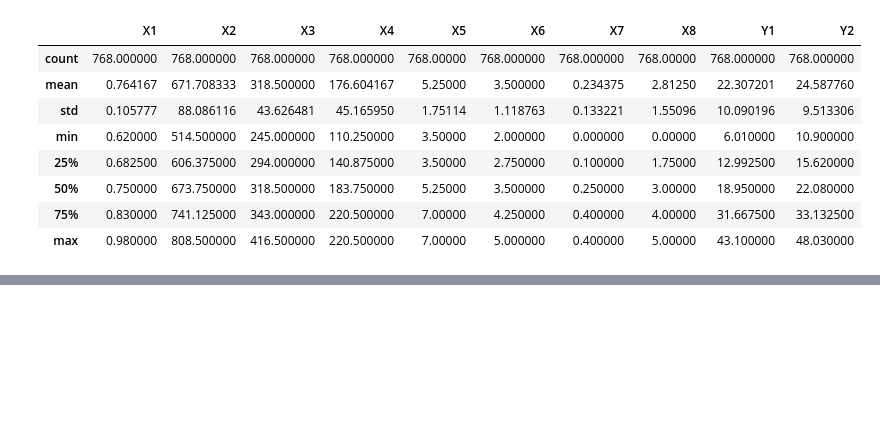
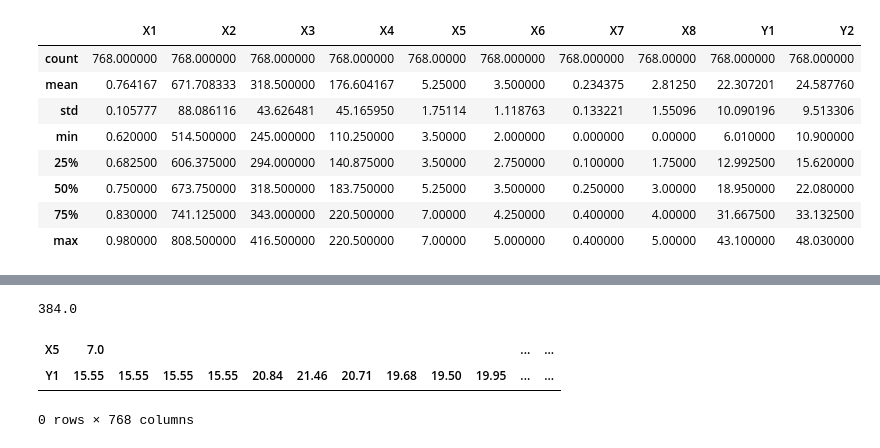
Before and after one commit to emredeveloper/Energy-Efficiency-Dataset, a Jupyter notebook: energypredict.ipynb, the cells around one changed output, grey strips where cells are left out. Drawn from its saved outputs; the diff is of its cells as text; code cells hidden in the pictures; blank space fills up the shorter version.

```diff
--- a/energypredict.ipynb
+++ b/energypredict.ipynb
@@ -242,0 +280,12 @@ data.describe()
+# %%
+data["X5"].value_counts().mean()
+# %% [output]
+384.0
+# %%
+veri = pd.DataFrame(columns=[data["X5"],data["Y1"]])
+# %%
+veri
+# %% [output]
+| X5 | 7.0 |  |  |  |  |  |  |  |  |  | ... | ... |
+| Y1 | 15.55 | 15.55 | 15.55 | 15.55 | 20.84 | 21.46 | 20.71 | 19.68 | 19.50 | 19.95 | ... | ... |
+0 rows × 768 columns
```
Also changed, not shown: parts of 2 cells of this notebook.
